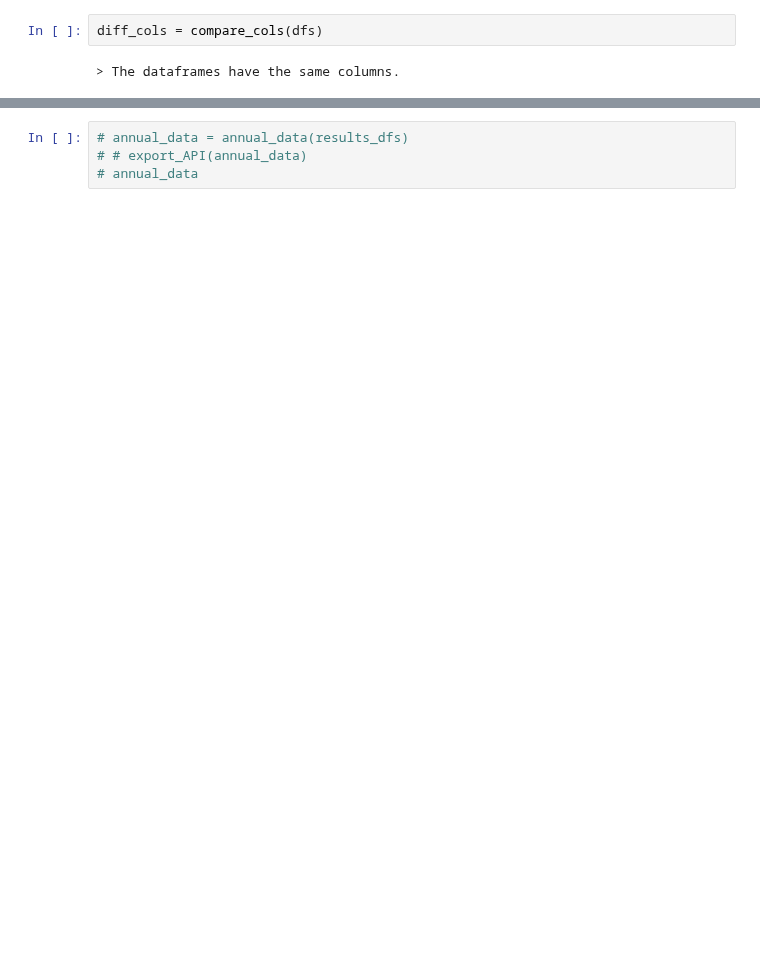
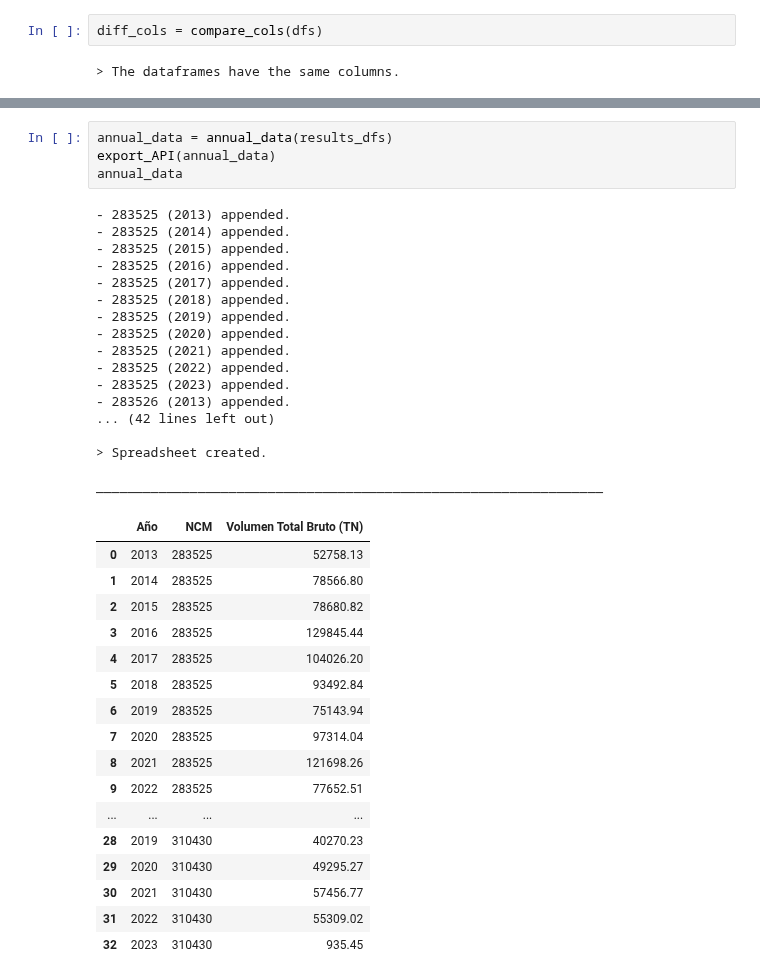
Before and after one commit to Felix-Hz/data-project, a Jupyter notebook: source/brasil/main_origins.ipynb, the cells around one changed output, grey strips where cells are left out. Cells and saved outputs as stored; diff of their text form; blank space fills up the shorter version.

```diff
--- a/source/brasil/main_origins.ipynb
+++ b/source/brasil/main_origins.ipynb
@@ -150,5 +155,40 @@ diff_cols = compare_cols(dfs)
 # %%
-# annual_data = annual_data(results_dfs)
-# # export_API(annual_data)
-# annual_data
+annual_data = annual_data(results_dfs)
+export_API(annual_data)
+annual_data
+# %% [output]
+- 283525 (2013) appended.
+- 283525 (2014) appended.
+- 283525 (2015) appended.
+- 283525 (2016) appended.
+- 283525 (2017) appended.
+- 283525 (2018) appended.
+- 283525 (2019) appended.
+- 283525 (2020) appended.
+- 283525 (2021) appended.
+- 283525 (2022) appended.
+- 283525 (2023) appended.
+- 283526 (2013) appended.
+... (42 lines left out)
+
+> Spreadsheet created.
+
+_________________________________________________________________
+|  | Año | NCM | Volumen Total Bruto (TN) |
+| 0 | 2013 | 283525 | 52758.13 |
+| 1 | 2014 | 283525 | 78566.80 |
+| 2 | 2015 | 283525 | 78680.82 |
+| 3 | 2016 | 283525 | 129845.44 |
+| 4 | 2017 | 283525 | 104026.20 |
+| 5 | 2018 | 283525 | 93492.84 |
+| 6 | 2019 | 283525 | 75143.94 |
+| 7 | 2020 | 283525 | 97314.04 |
+| 8 | 2021 | 283525 | 121698.26 |
+| 9 | 2022 | 283525 | 77652.51 |
+| ... | ... | ... | ... |
+| 28 | 2019 | 310430 | 40270.23 |
+| 29 | 2020 | 310430 | 49295.27 |
+| 30 | 2021 | 310430 | 57456.77 |
+| 31 | 2022 | 310430 | 55309.02 |
+| 32 | 2023 | 310430 | 935.45 |
 # %%
```
Also changed, not shown: parts of 5 cells of this notebook, 4 other files.
